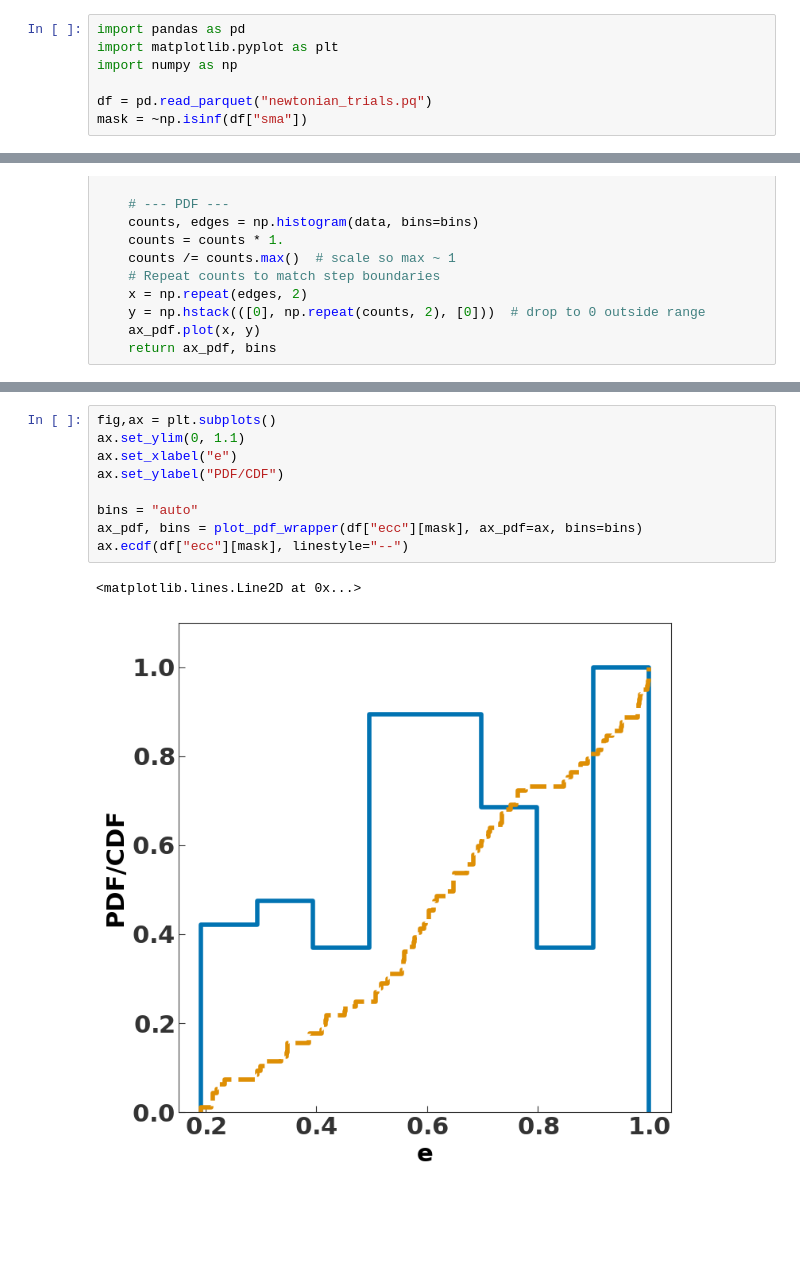
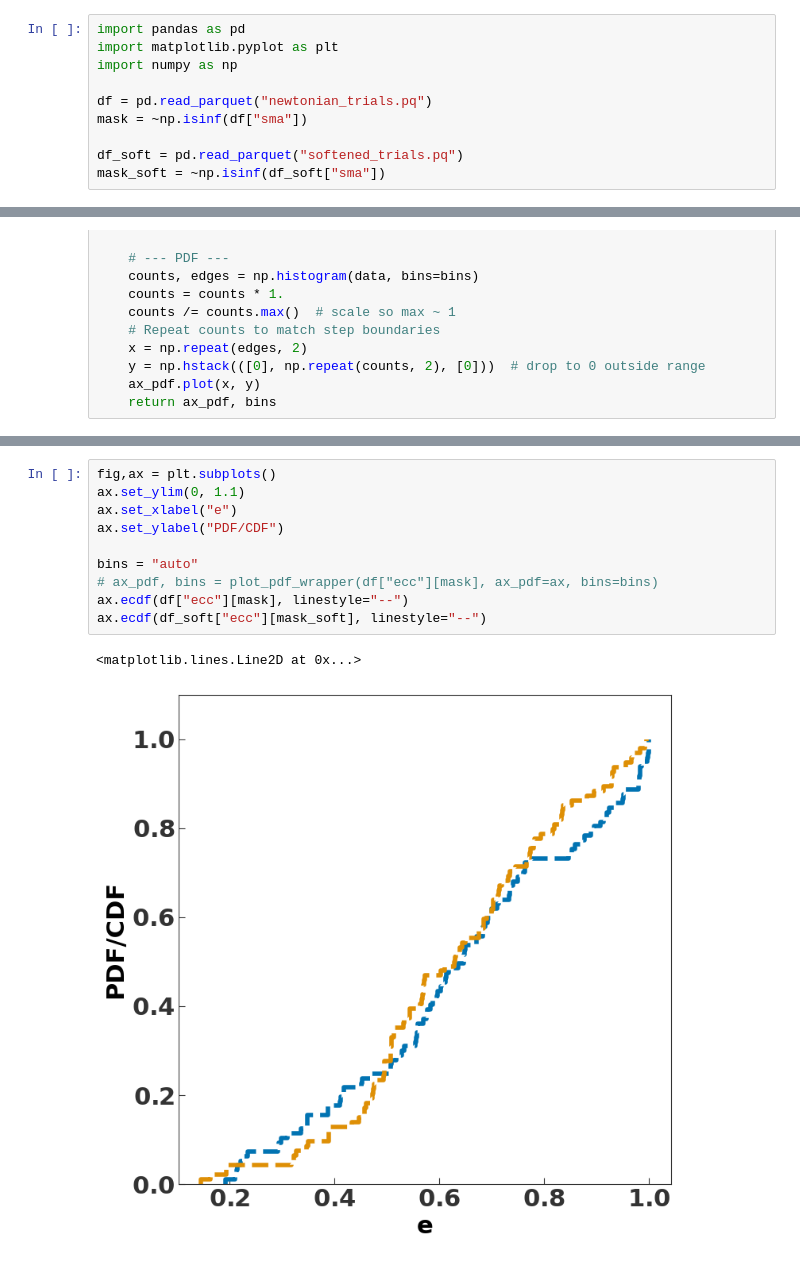
Before and after one commit to annasherar/triple_simulations, a Jupyter notebook: scattering_data_analysis.ipynb, the cells around one changed output, grey strips where cells are left out. Saved outputs shown, nothing was run; the diff lists cells and outputs as text; blank space fills up the shorter version.

```diff
--- a/scattering_data_analysis.ipynb
+++ b/scattering_data_analysis.ipynb
@@ -5,6 +5,9 @@ import numpy as np
 
 df = pd.read_parquet("newtonian_trials.pq")
 mask = ~np.isinf(df["sma"])
+
+df_soft = pd.read_parquet("softened_trials.pq")
+mask_soft = ~np.isinf(df_soft["sma"])
 # %%
 def plot_pdf_wrapper(data, bins='auto', ax_pdf=None):
     """
@@ -55,15 +55,16 @@ ax.hist(df["sma"][mask], density=True, histtype="step")
 # %%
 fig,ax = plt.subplots()
 ax.set_ylim(0, 1.1)
 ax.set_xlabel("e")
 ax.set_ylabel("PDF/CDF")
 
 bins = "auto"
-ax_pdf, bins = plot_pdf_wrapper(df["ecc"][mask], ax_pdf=ax, bins=bins)
+# ax_pdf, bins = plot_pdf_wrapper(df["ecc"][mask], ax_pdf=ax, bins=bins)
 ax.ecdf(df["ecc"][mask], linestyle="--")
+ax.ecdf(df_soft["ecc"][mask_soft], linestyle="--")
 # %% [output]
 <matplotlib.lines.Line2D at 0x...>
-[figure, old version]
+[figure, new version]
 # %%
 fig,ax = plt.subplots()
 ax.set_ylim(0, 1.1)
```
Also changed, not shown: parts of 6 cells of this notebook, 1 other file.
